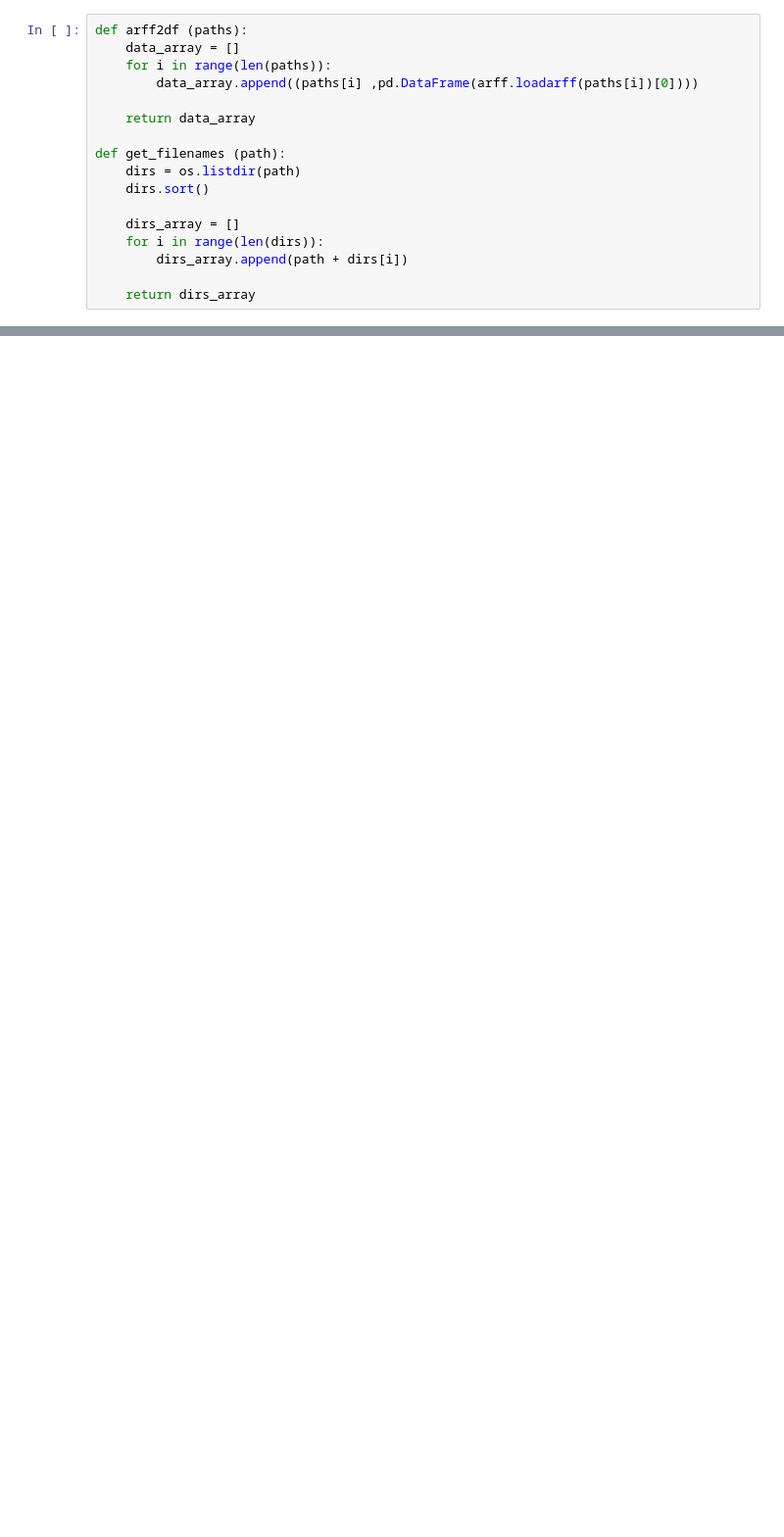
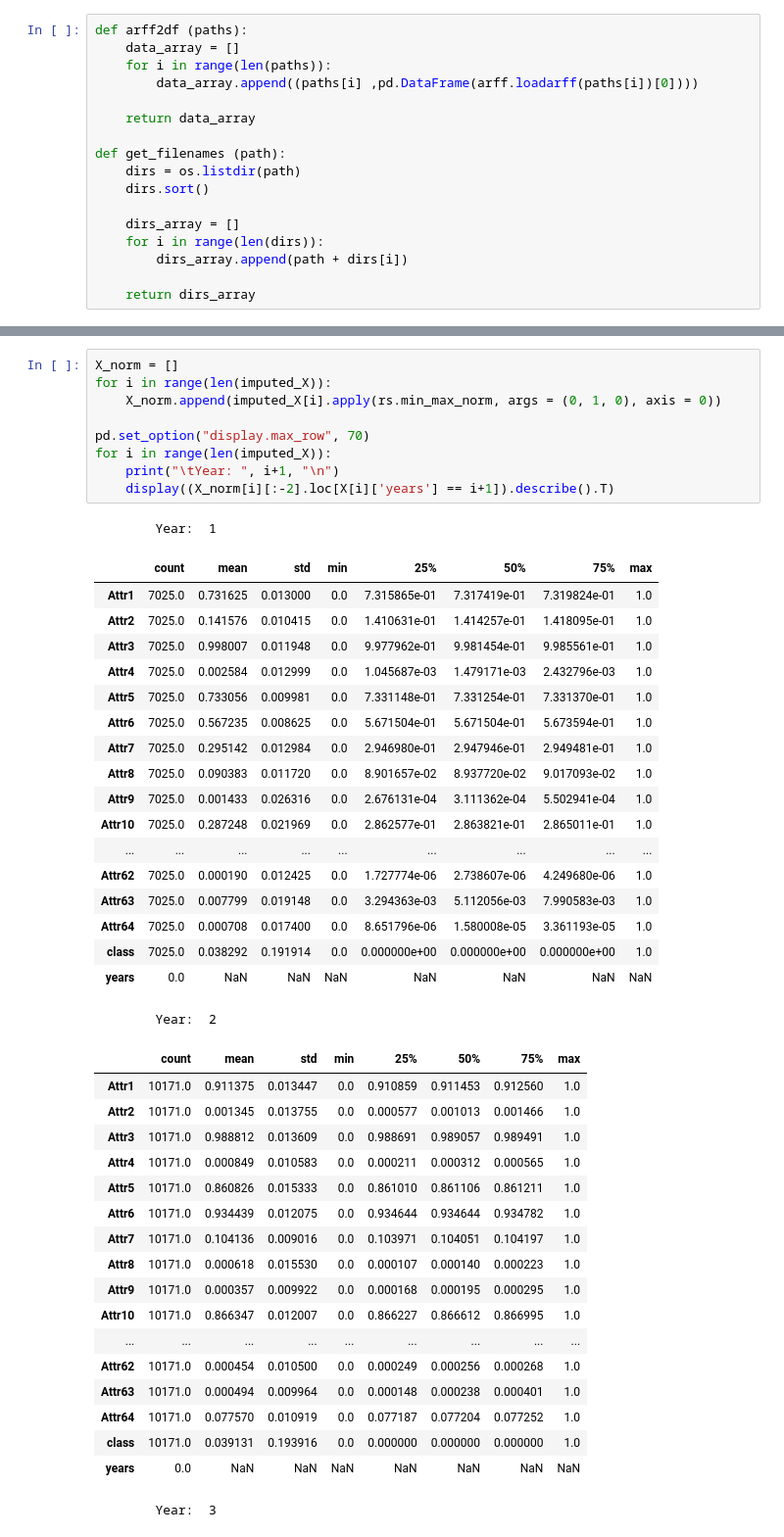
Before and after one commit to achmand/Polish-Bankruptcy-Prediction, a Jupyter notebook: pete_work.ipynb, the cells around one changed output, grey strips where cells are left out. Shown at 98% size. Drawn from its saved outputs; the diff is of its cells as text; blank space fills up the shorter version.

```diff
--- a/pete_work.ipynb
+++ b/pete_work.ipynb
@@ -219,0 +391,47 @@ Name: Attr21, Length: 43405, dtype: float64
+# %%
+X_norm = []
+for i in range(len(imputed_X)):
+    X_norm.append(imputed_X[i].apply(rs.min_max_norm, args = (0, 1, 0), axis = 0))
+
+pd.set_option("display.max_row", 70)
+for i in range(len(imputed_X)):
+    print("\tYear: ", i+1, "\n")
+    display((X_norm[i][:-2].loc[X[i]['years'] == i+1]).describe().T)
+# %% [output]
+        Year:  1
+|  | count | mean | std | min | 25% | 50% | 75% | max |
+| Attr1 | 7025.0 | 0.731625 | 0.013000 | 0.0 | 7.315865e-01 | 7.317419e-01 | 7.319824e-01 | 1.0 |
+| Attr2 | 7025.0 | 0.141576 | 0.010415 | 0.0 | 1.410631e-01 | 1.414257e-01 | 1.418095e-01 | 1.0 |
+| Attr3 | 7025.0 | 0.998007 | 0.011948 | 0.0 | 9.977962e-01 | 9.981454e-01 | 9.985561e-01 | 1.0 |
+| Attr4 | 7025.0 | 0.002584 | 0.012999 | 0.0 | 1.045687e-03 | 1.479171e-03 | 2.432796e-03 | 1.0 |
+| Attr5 | 7025.0 | 0.733056 | 0.009981 | 0.0 | 7.331148e-01 | 7.331254e-01 | 7.331370e-01 | 1.0 |
+| Attr6 | 7025.0 | 0.567235 | 0.008625 | 0.0 | 5.671504e-01 | 5.671504e-01 | 5.673594e-01 | 1.0 |
+| Attr7 | 7025.0 | 0.295142 | 0.012984 | 0.0 | 2.946980e-01 | 2.947946e-01 | 2.949481e-01 | 1.0 |
+| Attr8 | 7025.0 | 0.090383 | 0.011720 | 0.0 | 8.901657e-02 | 8.937720e-02 | 9.017093e-02 | 1.0 |
+| Attr9 | 7025.0 | 0.001433 | 0.026316 | 0.0 | 2.676131e-04 | 3.111362e-04 | 5.502941e-04 | 1.0 |
+| Attr10 | 7025.0 | 0.287248 | 0.021969 | 0.0 | 2.862577e-01 | 2.863821e-01 | 2.865011e-01 | 1.0 |
+| ... | ... | ... | ... | ... | ... | ... | ... | ... |
+| Attr62 | 7025.0 | 0.000190 | 0.012425 | 0.0 | 1.727774e-06 | 2.738607e-06 | 4.249680e-06 | 1.0 |
+| Attr63 | 7025.0 | 0.007799 | 0.019148 | 0.0 | 3.294363e-03 | 5.112056e-03 | 7.990583e-03 | 1.0 |
+| Attr64 | 7025.0 | 0.000708 | 0.017400 | 0.0 | 8.651796e-06 | 1.580008e-05 | 3.361193e-05 | 1.0 |
+| class | 7025.0 | 0.038292 | 0.191914 | 0.0 | 0.000000e+00 | 0.000000e+00 | 0.000000e+00 | 1.0 |
+| years | 0.0 | NaN | NaN | NaN | NaN | NaN | NaN | NaN |
+        Year:  2
+|  | count | mean | std | min | 25% | 50% | 75% | max |
+| Attr1 | 10171.0 | 0.911375 | 0.013447 | 0.0 | 0.910859 | 0.911453 | 0.912560 | 1.0 |
+| Attr2 | 10171.0 | 0.001345 | 0.013755 | 0.0 | 0.000577 | 0.001013 | 0.001466 | 1.0 |
+| Attr3 | 10171.0 | 0.988812 | 0.013609 | 0.0 | 0.988691 | 0.989057 | 0.989491 | 1.0 |
+| Attr4 | 10171.0 | 0.000849 | 0.010583 | 0.0 | 0.000211 | 0.000312 | 0.000565 | 1.0 |
+| Attr5 | 10171.0 | 0.860826 | 0.015333 | 0.0 | 0.861010 | 0.861106 | 0.861211 | 1.0 |
+| Attr6 | 10171.0 | 0.934439 | 0.012075 | 0.0 | 0.934644 | 0.934644 | 0.934782 | 1.0 |
+| Attr7 | 10171.0 | 0.104136 | 0.009016 | 0.0 | 0.103971 | 0.104051 | 0.104197 | 1.0 |
+| Attr8 | 10171.0 | 0.000618 | 0.015530 | 0.0 | 0.000107 | 0.000140 | 0.000223 | 1.0 |
+| Attr9 | 10171.0 | 0.000357 | 0.009922 | 0.0 | 0.000168 | 0.000195 | 0.000295 | 1.0 |
+| Attr10 | 10171.0 | 0.866347 | 0.012007 | 0.0 | 0.866227 | 0.866612 | 0.866995 | 1.0 |
+| ... | ... | ... | ... | ... | ... | ... | ... | ... |
+| Attr62 | 10171.0 | 0.000454 | 0.010500 | 0.0 | 0.000249 | 0.000256 | 0.000268 | 1.0 |
+| Attr63 | 10171.0 | 0.000494 | 0.009964 | 0.0 | 0.000148 | 0.000238 | 0.000401 | 1.0 |
+| Attr64 | 10171.0 | 0.077570 | 0.010919 | 0.0 | 0.077187 | 0.077204 | 0.077252 | 1.0 |
+| class | 10171.0 | 0.039131 | 0.193916 | 0.0 | 0.000000 | 0.000000 | 0.000000 | 1.0 |
+| years | 0.0 | NaN | NaN | NaN | NaN | NaN | NaN | NaN |
+        Year:  3
```
Also changed, not shown: parts of 13 cells of this notebook, 2 other files.
